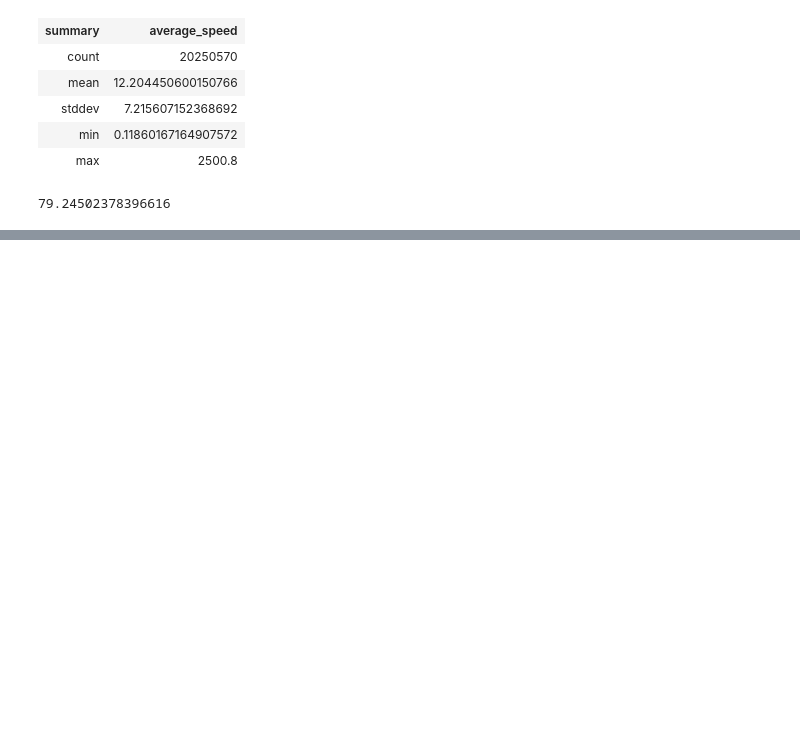
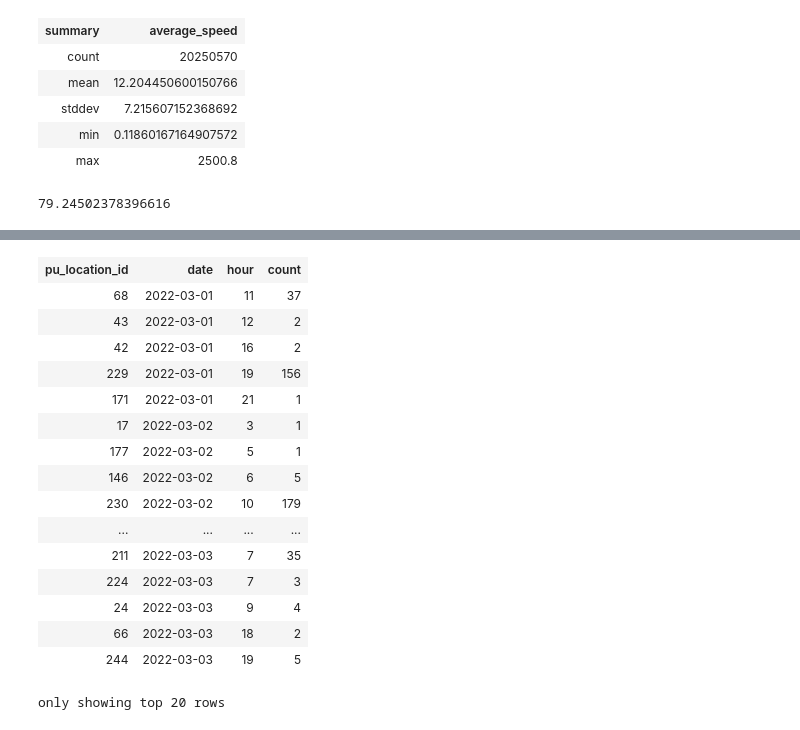
Before and after one commit to MuzhiRo/mast30034-project-1-olivertan1999, a Jupyter notebook: notebooks/Preprocess.ipynb, the cells around one changed output, grey strips where cells are left out. Saved outputs shown, nothing was run; the diff lists cells and outputs as text; code cells hidden in the pictures; blank space fills up the shorter version.

```diff
--- a/notebooks/Preprocess.ipynb
+++ b/notebooks/Preprocess.ipynb
@@ -258,0 +294,20 @@ df1.selectExpr('percentile(average_speed, 0.9999)').collect()[0][0]
+# %%
+aggs
+# %% [output]
+| pu_location_id | date | hour | count |
+| 68 | 2022-03-01 | 11 | 37 |
+| 43 | 2022-03-01 | 12 | 2 |
+| 42 | 2022-03-01 | 16 | 2 |
+| 229 | 2022-03-01 | 19 | 156 |
+| 171 | 2022-03-01 | 21 | 1 |
+| 17 | 2022-03-02 | 3 | 1 |
+| 177 | 2022-03-02 | 5 | 1 |
+| 146 | 2022-03-02 | 6 | 5 |
+| 230 | 2022-03-02 | 10 | 179 |
+| ... | ... | ... | ... |
+| 211 | 2022-03-03 | 7 | 35 |
+| 224 | 2022-03-03 | 7 | 3 |
+| 24 | 2022-03-03 | 9 | 4 |
+| 66 | 2022-03-03 | 18 | 2 |
+| 244 | 2022-03-03 | 19 | 5 |
+only showing top 20 rows
```
Also changed, not shown: parts of 7 cells of this notebook, 1 other file.
